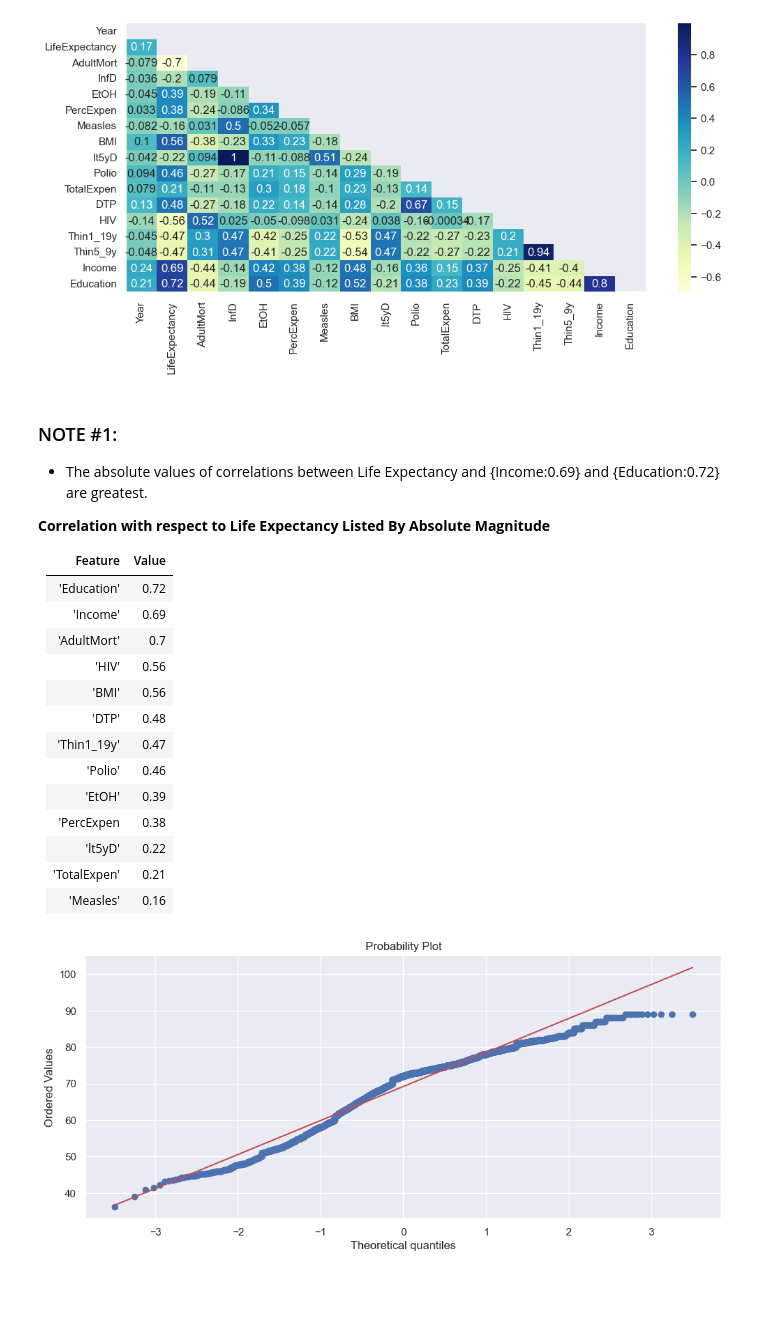
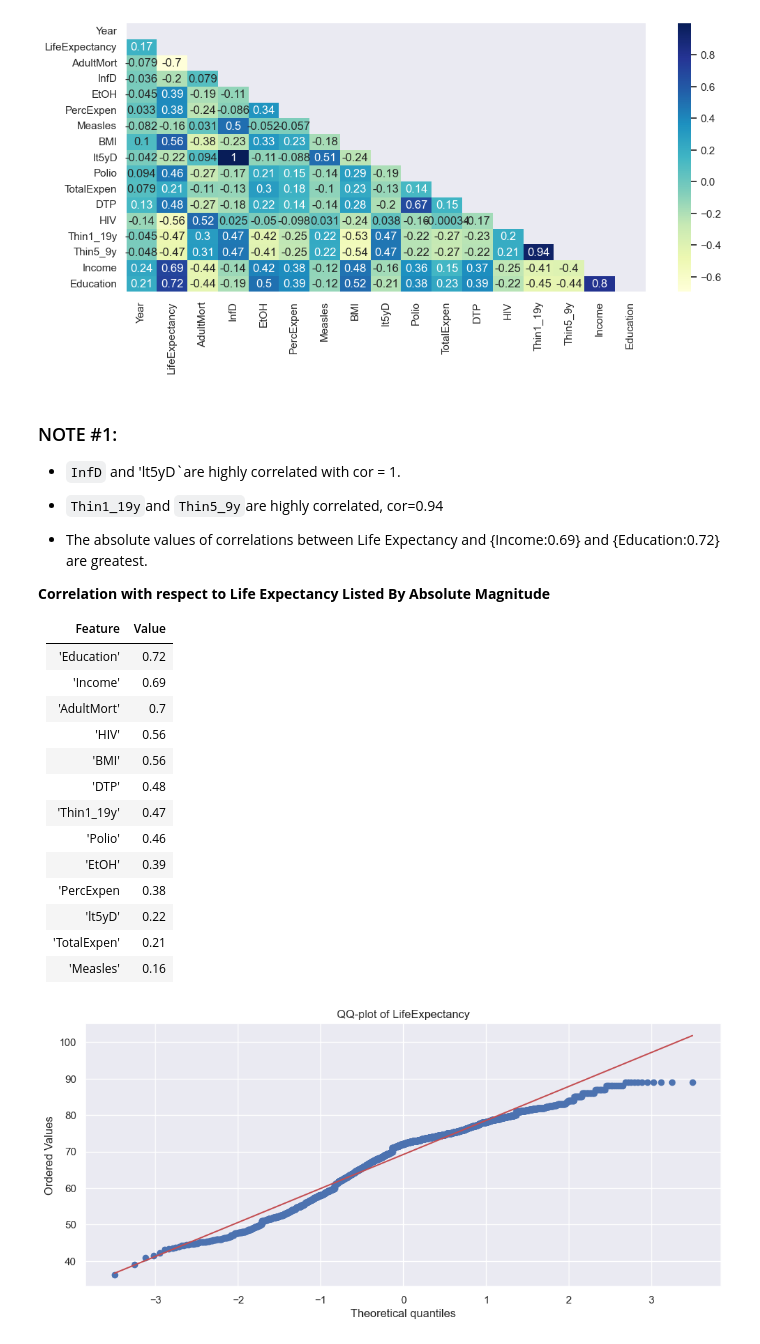
Before and after one commit to mcc-us/Life_Expectancy_Analysis_Modeling, a Jupyter notebook: Unification2/4_Life_Expectancy_EDA_PART2.ipynb, the cells around one changed output. Saved outputs shown, nothing was run; the diff lists cells and outputs as text; code cells hidden in the pictures; blank space fills up the shorter version.

```diff
--- a/Unification2/4_Life_Expectancy_EDA_PART2.ipynb
+++ b/Unification2/4_Life_Expectancy_EDA_PART2.ipynb
@@ -63,6 +63,10 @@ plt.show()
 [figure]
 # %% [markdown]
 ### NOTE #1:
+
+- `InfD` and 'lt5yD`are highly correlated with cor = 1.
+
+- `Thin1_19y`and `Thin5_9y`are highly correlated, cor=0.94
 
 - The absolute values of correlations between Life Expectancy and {Income:0.69} and {Education:0.72} are greatest.
 
@@ -86,7 +90,8 @@ plt.show()
 # %%
 #Get QQ-plot of LifeExpectancy
 fig = plt.figure()
 res = stats.probplot(df['LifeExpectancy'], plot=plt)
+plt.title('QQ-plot of LifeExpectancy')
 plt.show()
 # %% [output]
-[figure, old version]
+[figure, new version]
```
Also changed, not shown: parts of 2 cells of this notebook, 38 other files.
